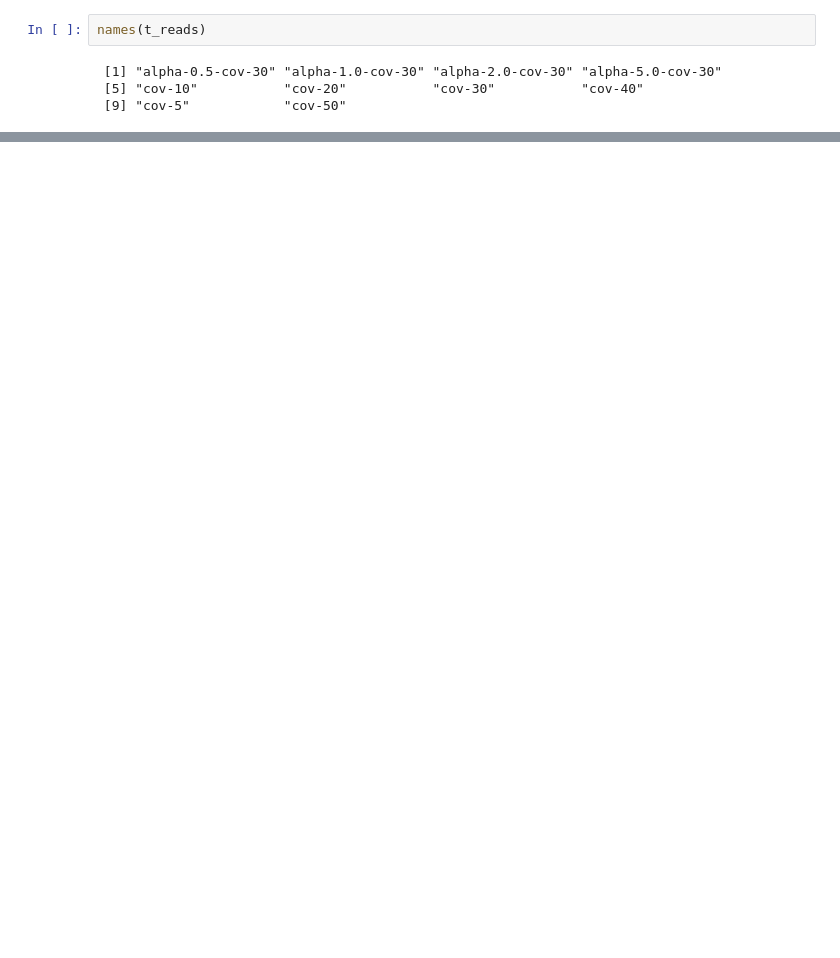
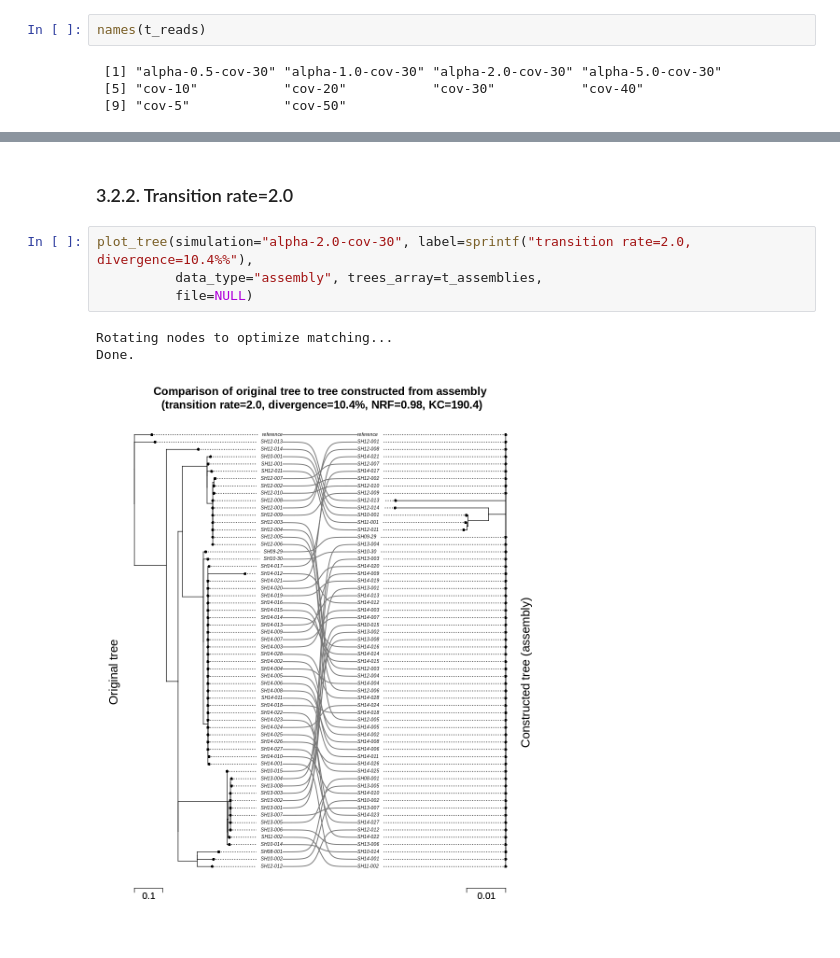
Before and after one commit to apetkau/genomics-data-index-evaluation-manuscript, a Jupyter notebook: evaluations/simulation/6-compare-trees.ipynb, the cells around one changed output, grey strips where cells are left out. Cells and saved outputs as stored; diff of their text form; blank space fills up the shorter version.

```diff
--- a/evaluations/simulation/6-compare-trees.ipynb
+++ b/evaluations/simulation/6-compare-trees.ipynb
@@ -230,0 +239,10 @@ png
+# %% [markdown]
+### 3.2.2. Transition rate=2.0
+# %%
+plot_tree(simulation="alpha-2.0-cov-30", label=sprintf("transition rate=2.0, divergence=10.4%%"),
+          data_type="assembly", trees_array=t_assemblies,
+          file=NULL)
+# %% [output]
+Rotating nodes to optimize matching...
+Done.
+[figure, added]
```
Also changed, not shown: parts of 13 cells of this notebook.
